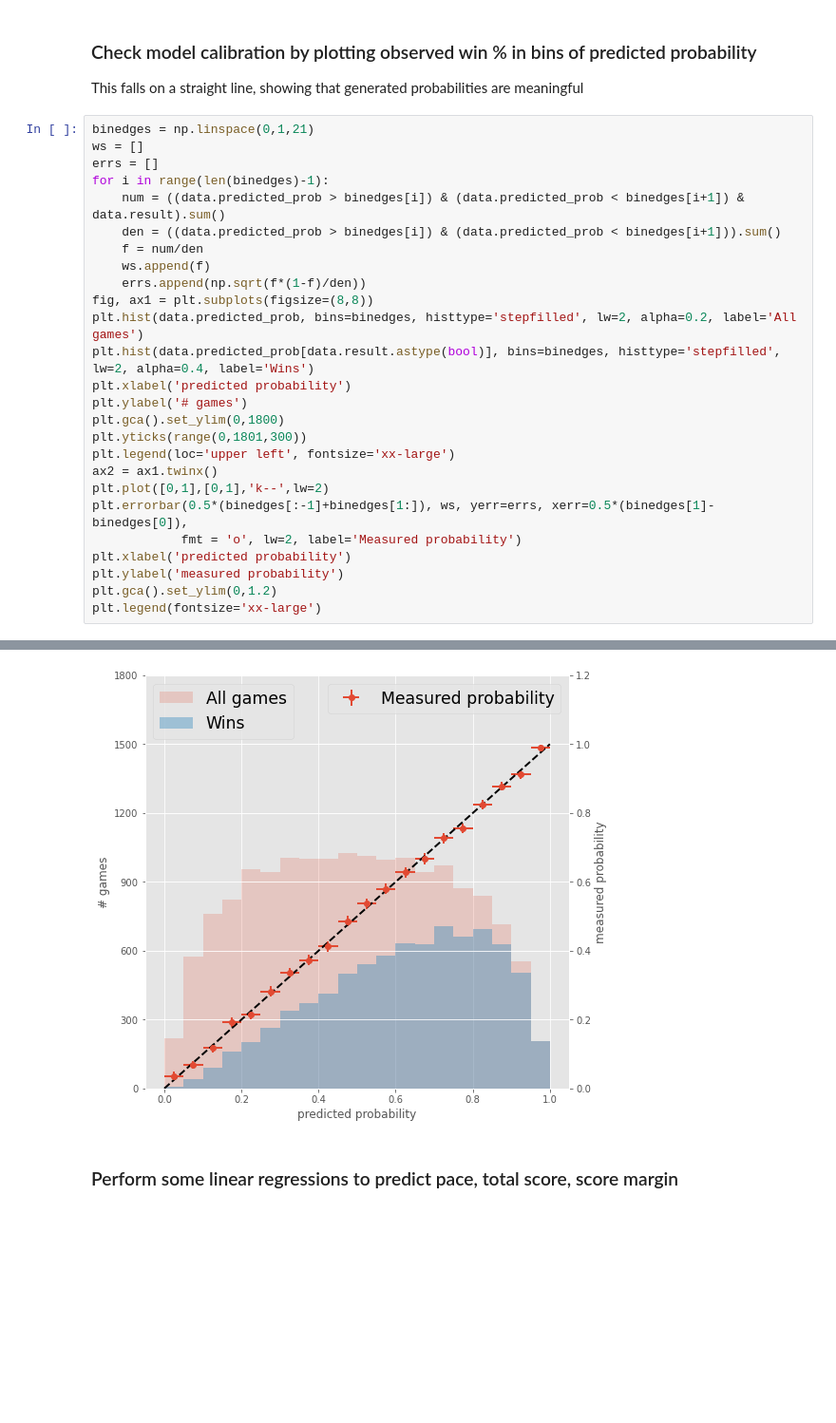
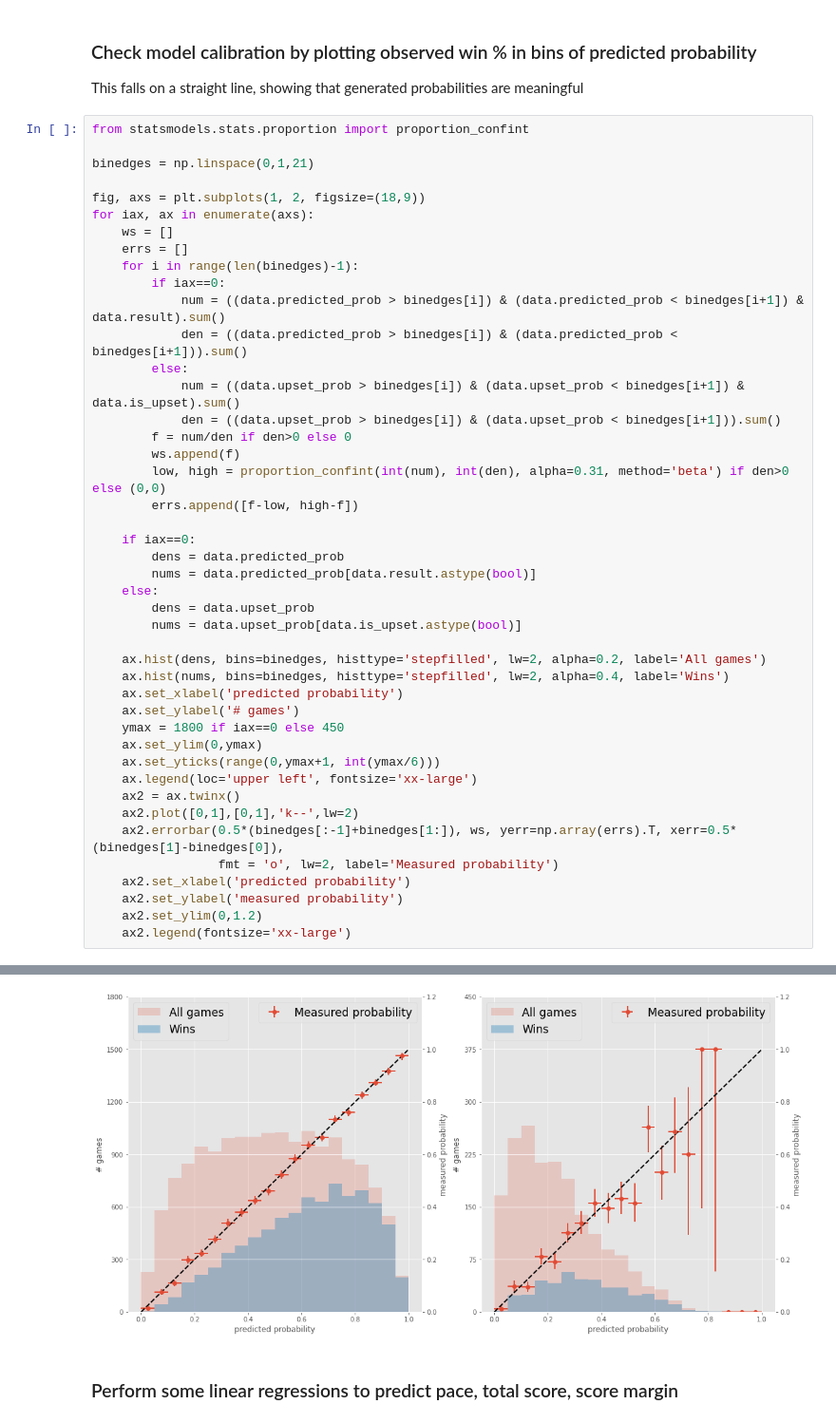
Before and after one commit to bjmarsh/WatchCBB, a Jupyter notebook: notebooks/game_model_train.ipynb, the cells around one changed output, grey strips where cells are left out. Shown at 95% size. Drawn from its saved outputs; the diff is of its cells as text; blank space fills up the shorter version.

```diff
--- a/notebooks/game_model_train.ipynb
+++ b/notebooks/game_model_train.ipynb
@@ -281,29 +311,47 @@ data[['result','predicted_prob']].head(5)
 ### Check model calibration by plotting observed win % in bins of predicted probability
 This falls on a straight line, showing that generated probabilities are meaningful
 # %%
+from statsmodels.stats.proportion import proportion_confint
+
 binedges = np.linspace(0,1,21)
-ws = []
-errs = []
-for i in range(len(binedges)-1):
-    num = ((data.predicted_prob > binedges[i]) & (data.predicted_prob < binedges[i+1]) & data.result).sum()
-    den = ((data.predicted_prob > binedges[i]) & (data.predicted_prob < binedges[i+1])).sum()
-    f = num/den
-    ws.append(f)
-    errs.append(np.sqrt(f*(1-f)/den))
-fig, ax1 = plt.subplots(figsize=(8,8))
-plt.hist(data.predicted_prob, bins=binedges, histtype='stepfilled', lw=2, alpha=0.2, label='All games')
-plt.hist(data.predicted_prob[data.result.astype(bool)], bins=binedges, histtype='stepfilled', lw=2, alpha=0.4, label='Wins')
-plt.xlabel('predicted probability')
-plt.ylabel('# games')
-plt.gca().set_ylim(0,1800)
-plt.yticks(range(0,1801,300))
-plt.legend(loc='upper left', fontsize='xx-large')
-ax2 = ax1.twinx()
-plt.plot([0,1],[0,1],'k--',lw=2)
-plt.errorbar(0.5*(binedges[:-1]+binedges[1:]), ws, yerr=errs, xerr=0.5*(binedges[1]-binedges[0]),
-            fmt = 'o', lw=2, label='Measured probability')
-plt.xlabel('predicted probability')
-plt.ylabel('measured probability')
-plt.gca().set_ylim(0,1.2)
-plt.legend(fontsize='xx-large')
+
+fig, axs = plt.subplots(1, 2, figsize=(18,9))
+for iax, ax in enumerate(axs):
+    ws = []
+    errs = []
+    for i in range(len(binedges)-1):
+        if iax==0:
+            num = ((data.predicted_prob > binedges[i]) & (data.predicted_prob < binedges[i+1]) & data.result).sum()
+            den = ((data.predicted_prob > binedges[i]) & (data.predicted_prob < binedges[i+1])).sum()
+        else:
+            num = ((data.upset_prob > binedges[i]) & (data.upset_prob < binedges[i+1]) & data.is_upset).sum()
+            den = ((data.upset_prob > binedges[i]) & (data.upset_prob < binedges[i+1])).sum()
+        f = num/den if den>0 else 0
+        ws.append(f)
+        low, high = proportion_confint(int(num), int(den), alpha=0.31, method='beta') if den>0 else (0,0)
+        errs.append([f-low, high-f])
+
+    if iax==0:
+        dens = data.predicted_prob
+        nums = data.predicted_prob[data.result.astype(bool)]
+    else:
+        dens = data.upset_prob
+        nums = data.upset_prob[data.is_upset.astype(bool)]
+
+    ax.hist(dens, bins=binedges, histtype='stepfilled', lw=2, alpha=0.2, label='All games')
+    ax.hist(nums, bins=binedges, histtype='stepfilled', lw=2, alpha=0.4, label='Wins')
+    ax.set_xlabel('predicted probability')
+    ax.set_ylabel('# games')
+    ymax = 1800 if iax==0 else 450
+    ax.set_ylim(0,ymax)
+    ax.set_yticks(range(0,ymax+1, int(ymax/6)))
+    ax.legend(loc='upper left', fontsize='xx-large')
+    ax2 = ax.twinx()
+    ax2.plot([0,1],[0,1],'k--',lw=2)
+    ax2.errorbar(0.5*(binedges[:-1]+binedges[1:]), ws, yerr=np.array(errs).T, xerr=0.5*(binedges[1]-binedges[0]),
+                 fmt = 'o', lw=2, label='Measured probability')
+    ax2.set_xlabel('predicted probability')
+    ax2.set_ylabel('measured probability')
+    ax2.set_ylim(0,1.2)
+    ax2.legend(fontsize='xx-large')
 # %% [output]
@@ -311,4 +358,4 @@ plt.legend(fontsize='xx-large')
-[figure, old version]
+[figure, new version]
 # %% [markdown]
 ### Perform some linear regressions to predict pace, total score, score margin
 # %%
```
Also changed, not shown: parts of 11 cells of this notebook, 4 other files.
